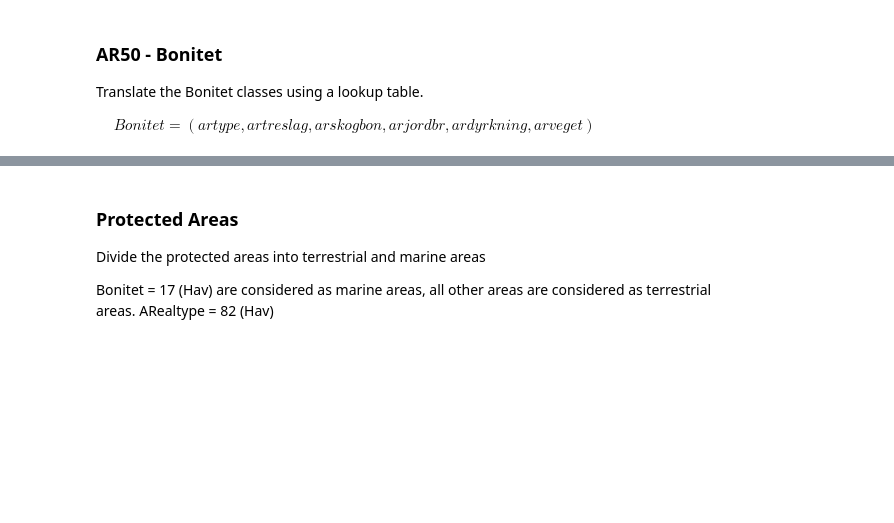
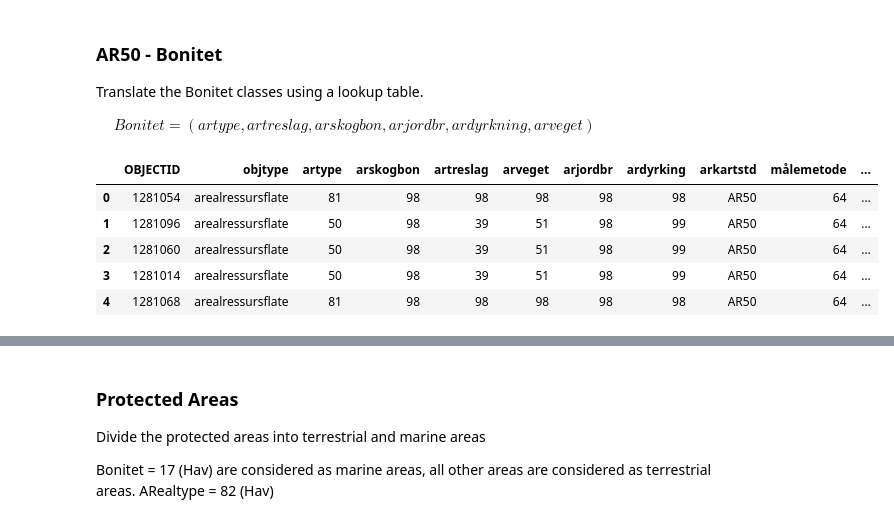
Before and after one commit to ac-willeke/pygdal-geo-engineer, a Jupyter notebook: notebooks/2024.01_conservation_and_preservation.ipynb, the cells around one changed output, grey strips where cells are left out. Cells and saved outputs as stored; diff of their text form; code cells hidden in the pictures; blank space fills up the shorter version.

Commit message:
add: ar50 bonitet duckdb queries

```diff
--- a/notebooks/2024.01_conservation_and_preservation.ipynb
+++ b/notebooks/2024.01_conservation_and_preservation.ipynb
@@ -231,34 +226,49 @@ layer_name, new_field_name = "ar50_flate", "ar50_bonitet"
 # %%
-# create a temporary test gpkg
-tmp_gpkg = os.path.join(data_path, "tmp", "tmp.gpkg")
-print(tmp_gpkg)
+run_cell = False
 
-sql_query = f"SELECT * FROM {layer_name} LIMIT 5"
-path = os.path.join(data_path, "tmp")
-! ogr2ogr -f "GPKG" -nln {layer_name} -sql "$sql_query" {tmp_gpkg} {in_gpkg}
-#! ogrinfo -al -so {tmp_gpkg}
+if run_cell:
+    # create a temporary test gpkg
+    tmp_gpkg = os.path.join(data_path, "tmp", "tmp.gpkg")
+    in_gpkg = os.path.join(data_path, "interim", "bevaring_25833.gpkg")
+    print(tmp_gpkg)
+
+    sql_query = f'SELECT * FROM "ar50_flate" LIMIT 5'
+    path = os.path.join(data_path, "tmp")
+    ! ogr2ogr -f "GPKG" -nln "ar50_flate" -sql "$sql_query" {tmp_gpkg} {in_gpkg}
 # %%
 # if Test is True, import test gpkg otherwise import the original gpkg
-test = False
+study_area = True
 
-if test:
+# ar50 layer
+layer_name, new_field_name = "ar50_flate", "ar50_bonitet"
+
+if study_area:
     # import gpkg into ogr object
     # add field name if it does not exist
+    tmp_gpkg = os.path.join(data_path, "tmp", "bevaring_25833_bbox.gpkg")
     ds, lyr = import_gpkg(tmp_gpkg, layer_name, new_field_name)
-    print_layer_schema(lyr)
+    #print_layer_schema(lyr)
 
 else:
     # import gpkg into ogr object
     # add field name if it does not exist
+    in_gpkg = os.path.join(data_path, "interim", "bevaring_25833.gpkg")
     ds, lyr = import_gpkg(in_gpkg, layer_name, new_field_name)
-    print_layer_schema(lyr)
+    #print_layer_schema(lyr)
 
 # Convert the first 5 features of the layer to a DataFrame
 # use islice to limit the number of features to 5, to reduce computation time
 df_AR50 = pd.DataFrame(feature.items() for feature in islice(lyr, 5))
 
 # Print the DataFrame
 df_AR50
+# %% [output]
+|  | OBJECTID | objtype | artype | arskogbon | artreslag | arveget | arjordbr | ardyrking | arkartstd | målemetode | ... |
+| 0 | 1281054 | arealressursflate | 81 | 98 | 98 | 98 | 98 | 98 | AR50 | 64 | ... |
+| 1 | 1281096 | arealressursflate | 50 | 98 | 39 | 51 | 98 | 99 | AR50 | 64 | ... |
+| 2 | 1281060 | arealressursflate | 50 | 98 | 39 | 51 | 98 | 99 | AR50 | 64 | ... |
+| 3 | 1281014 | arealressursflate | 50 | 98 | 39 | 51 | 98 | 99 | AR50 | 64 | ... |
+| 4 | 1281068 | arealressursflate | 81 | 98 | 98 | 98 | 98 | 98 | AR50 | 64 | ... |
 # %%
 # lookup table
 lookup_csv = os.path.join(data_path, "AR50_bonitet_lookup.csv")
```
Also changed, not shown: parts of 21 cells of this notebook, 1 other file.
